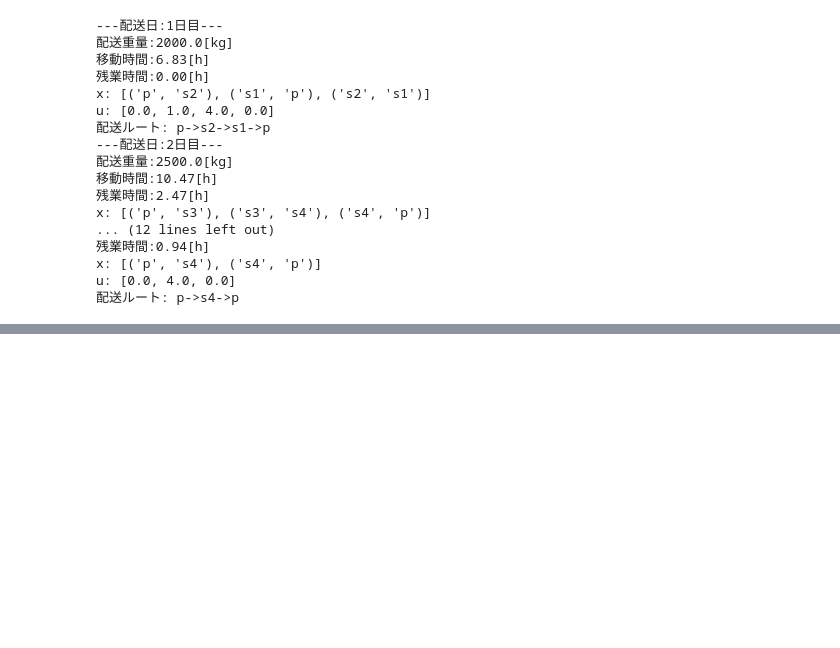
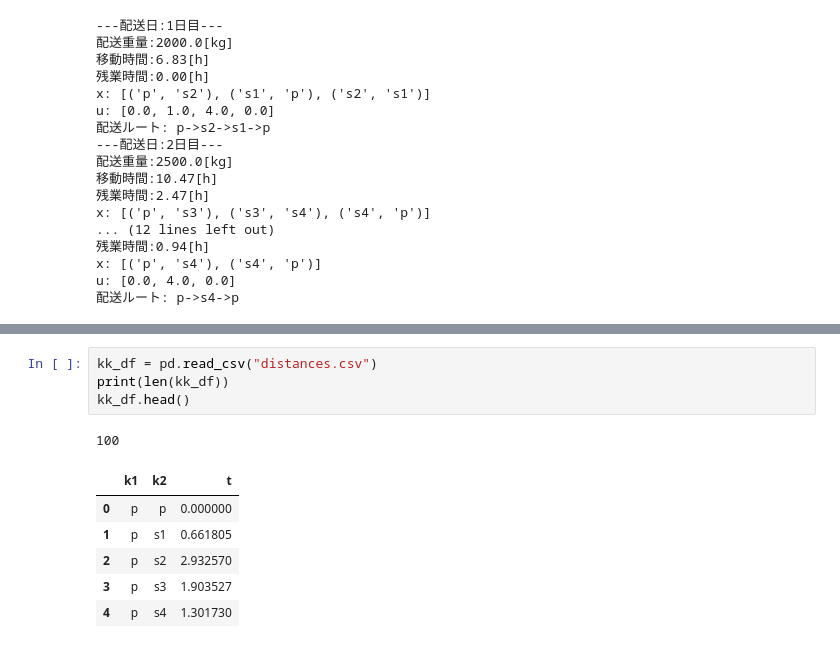
Before and after one commit to maton369/PyOptBook_Practice, a Jupyter notebook: 5_routing/main.ipynb, the cells around one changed output, grey strips where cells are left out. Saved outputs shown, nothing was run; the diff lists cells and outputs as text; blank space fills up the shorter version.

```diff
--- a/5_routing/main.ipynb
+++ b/5_routing/main.ipynb
@@ -223,0 +257,12 @@ for r in R:
+# %%
+kk_df = pd.read_csv("distances.csv")
+print(len(kk_df))
+kk_df.head()
+# %% [output]
+100
+|  | k1 | k2 | t |
+| 0 | p | p | 0.000000 |
+| 1 | p | s1 | 0.661805 |
+| 2 | p | s2 | 2.932570 |
+| 3 | p | s3 | 1.903527 |
+| 4 | p | s4 | 1.301730 |
```
Also changed, not shown: parts of 11 cells of this notebook.
